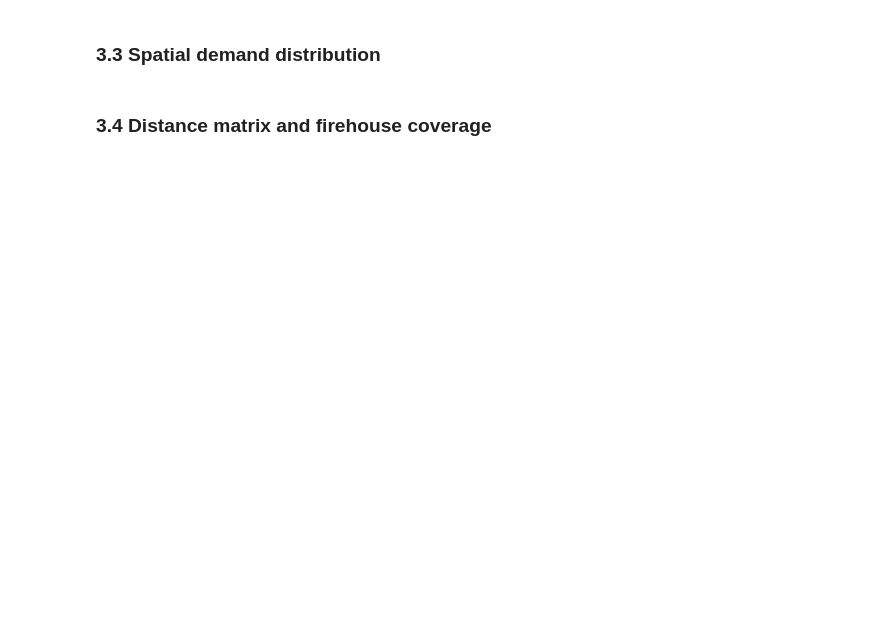
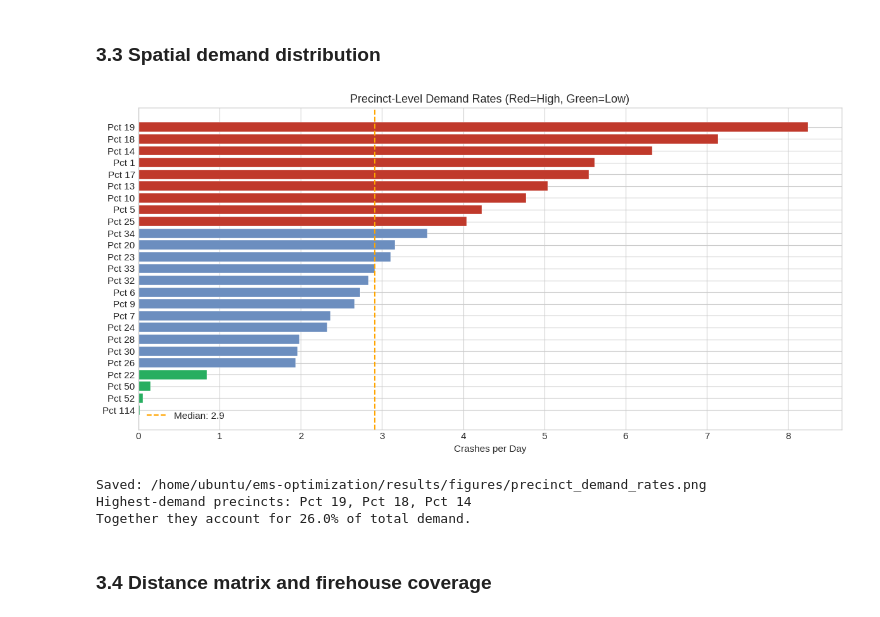
Before and after one commit to cnsp/ems-optimization, a Jupyter notebook: notebooks/01_end_to_end_workflow.ipynb, the cells around one changed output. Cells and saved outputs as stored; diff of their text form; code cells hidden in the pictures; blank space fills up the shorter version.

```diff
--- a/notebooks/01_end_to_end_workflow.ipynb
+++ b/notebooks/01_end_to_end_workflow.ipynb
@@ -246,28 +308,35 @@ plt.show()
 # %%
 fig, ax = plt.subplots(figsize=(12, 6))
 
 rate_col = 'crash_rate_per_hour' if 'crash_rate_per_hour' in precinct_demand.columns else precinct_demand.columns[1]
 pct_sorted = precinct_demand.sort_values(rate_col, ascending=True).copy()
 pct_sorted['label'] = 'Pct ' + pct_sorted['precinct'].astype(str)
 
 rates = pct_sorted[rate_col].values
 daily_rates = rates * 24
 median_daily = np.median(daily_rates)
 colors = ['#c0392b' if r > median_daily * 1.3 else
           '#6c8ebf' if r > median_daily * 0.5 else
           '#27ae60' for r in daily_rates]
 
 ax.barh(pct_sorted['label'], daily_rates, color=colors, edgecolor='white', linewidth=0.3)
 ax.axvline(median_daily, color='orange', linestyle='--', label=f'Median: {median_daily:.1f}')
 ax.set_xlabel('Crashes per Day')
-ax.set_title('Precinct-Level Demand Rates')
+ax.set_title('Precinct-Level Demand Rates (Red=High, Green=Low)')
 ax.legend()
 fig.tight_layout()
+fig.savefig(FIGURES_DIR / 'precinct_demand_rates.png', bbox_inches='tight', dpi=150)
 plt.show()
+print(f'Saved: {FIGURES_DIR / "precinct_demand_rates.png"}')
 
 top3 = pct_sorted.nlargest(3, rate_col)
 print(f'Highest-demand precincts: {", ".join("Pct " + top3["precinct"].astype(str))}')
 print(f'Together they account for {top3[rate_col].sum() / precinct_demand[rate_col].sum() * 100:.1f}% of total demand.')
+# %% [output]
+[figure, added]
+Saved: /home/ubuntu/ems-optimization/results/figures/precinct_demand_rates.png
+Highest-demand precincts: Pct 19, Pct 18, Pct 14
+Together they account for 26.0% of total demand.
 # %% [markdown]
 ### 3.4 Distance matrix and firehouse coverage
 # %%
```
Also changed, not shown: parts of 64 cells of this notebook, 2 other files.
